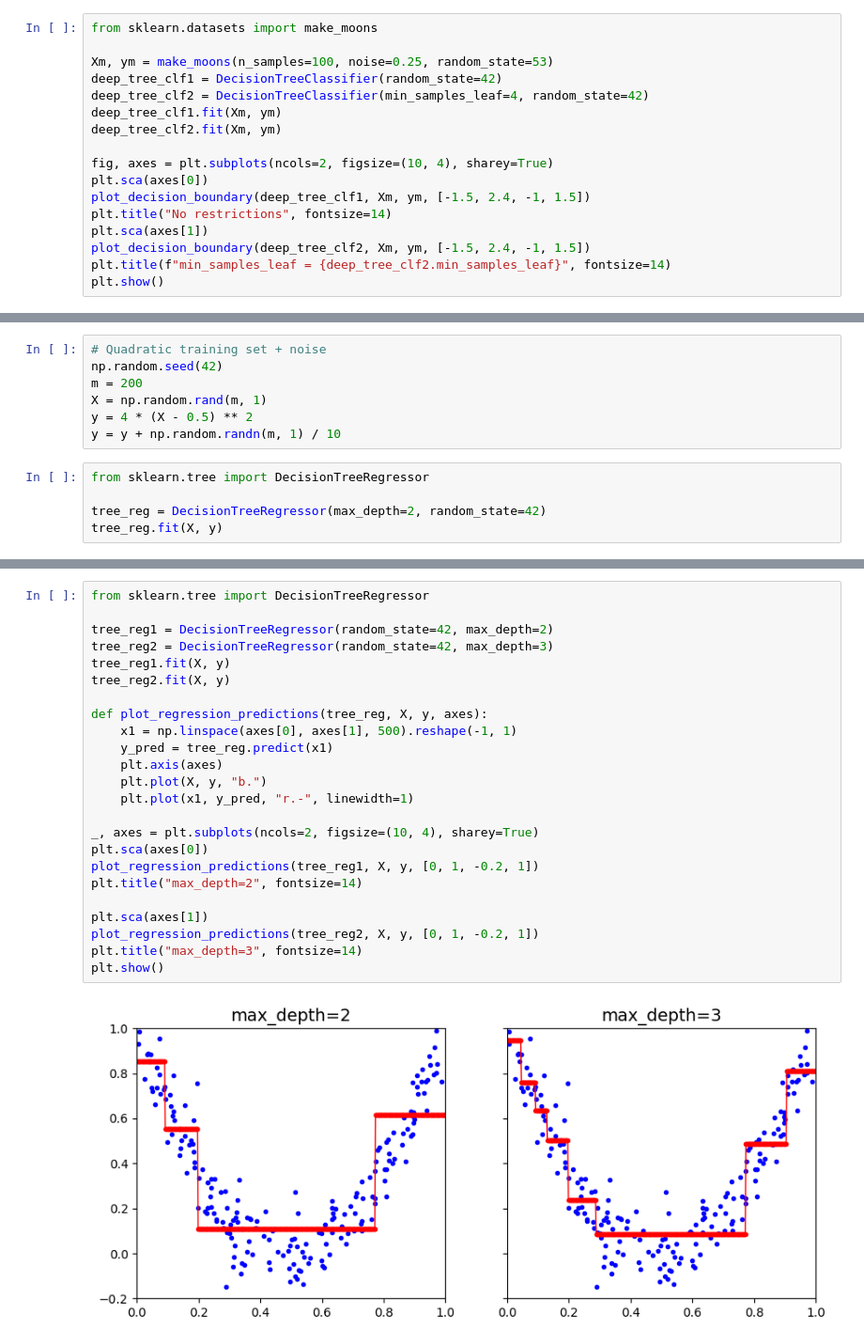
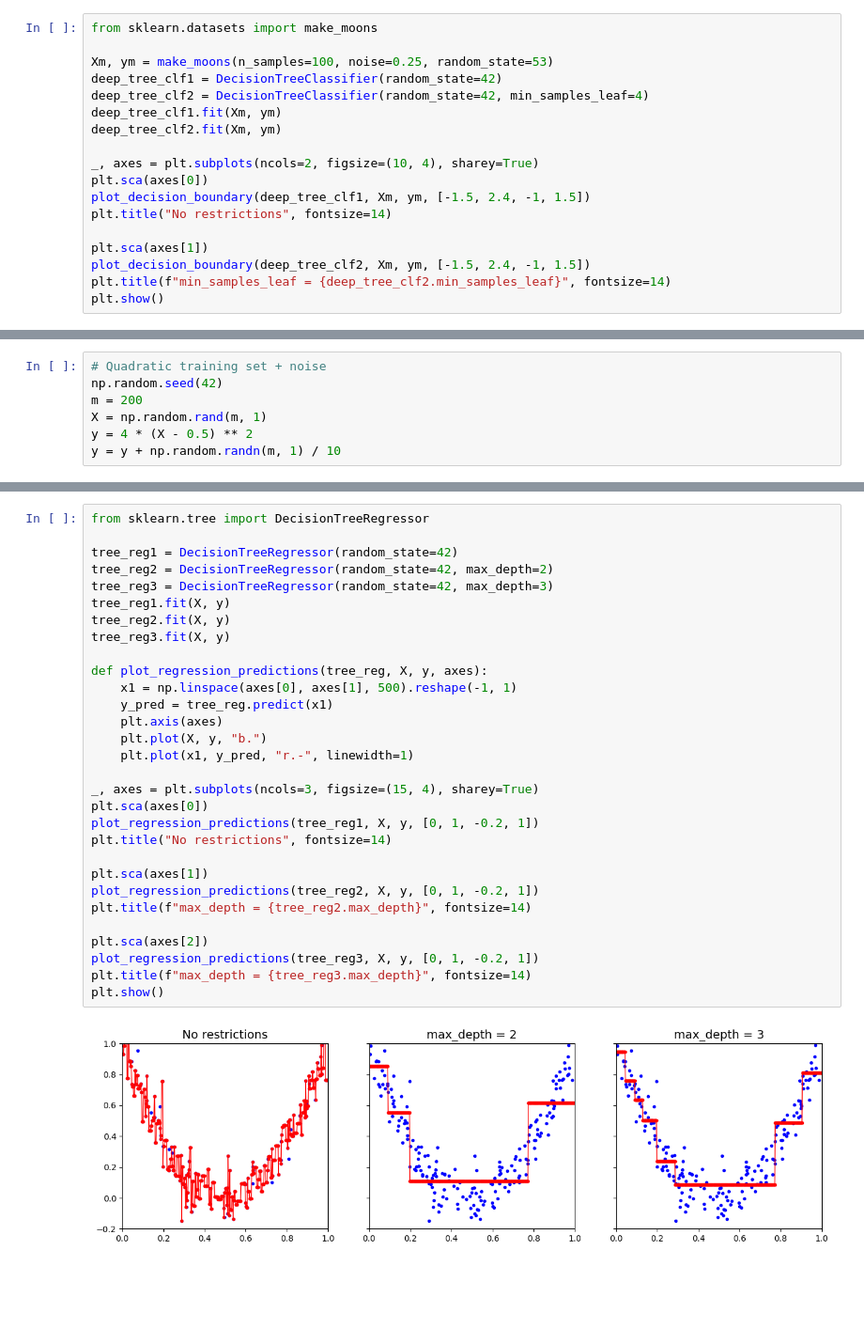
Before and after one commit to Artem259/univ4.2_ISM, a Jupyter notebook: lab7/task.ipynb, the cells around one changed output, grey strips where cells are left out. Shown at 94% size. Drawn from its saved outputs; the diff is of its cells as text; blank space fills up the shorter version.

```diff
--- a/lab7/task.ipynb
+++ b/lab7/task.ipynb
@@ -71,14 +71,15 @@ from sklearn.datasets import make_moons
 
 Xm, ym = make_moons(n_samples=100, noise=0.25, random_state=53)
 deep_tree_clf1 = DecisionTreeClassifier(random_state=42)
-deep_tree_clf2 = DecisionTreeClassifier(min_samples_leaf=4, random_state=42)
+deep_tree_clf2 = DecisionTreeClassifier(random_state=42, min_samples_leaf=4)
 deep_tree_clf1.fit(Xm, ym)
 deep_tree_clf2.fit(Xm, ym)
 
-fig, axes = plt.subplots(ncols=2, figsize=(10, 4), sharey=True)
+_, axes = plt.subplots(ncols=2, figsize=(10, 4), sharey=True)
 plt.sca(axes[0])
 plot_decision_boundary(deep_tree_clf1, Xm, ym, [-1.5, 2.4, -1, 1.5])
 plt.title("No restrictions", fontsize=14)
+
 plt.sca(axes[1])
 plot_decision_boundary(deep_tree_clf2, Xm, ym, [-1.5, 2.4, -1, 1.5])
 plt.title(f"min_samples_leaf = {deep_tree_clf2.min_samples_leaf}", fontsize=14)
@@ -94,8 +95,3 @@ m = 200
 X = np.random.rand(m, 1)
 y = 4 * (X - 0.5) ** 2
 y = y + np.random.randn(m, 1) / 10
-# %%
-from sklearn.tree import DecisionTreeRegressor
-
-tree_reg = DecisionTreeRegressor(max_depth=2, random_state=42)
-tree_reg.fit(X, y)
@@ -104,28 +98,34 @@ DecisionTreeRegressor(max_depth=2, random_state=42)
 # %%
 from sklearn.tree import DecisionTreeRegressor
 
-tree_reg1 = DecisionTreeRegressor(random_state=42, max_depth=2)
-tree_reg2 = DecisionTreeRegressor(random_state=42, max_depth=3)
+tree_reg1 = DecisionTreeRegressor(random_state=42)
+tree_reg2 = DecisionTreeRegressor(random_state=42, max_depth=2)
+tree_reg3 = DecisionTreeRegressor(random_state=42, max_depth=3)
 tree_reg1.fit(X, y)
 tree_reg2.fit(X, y)
+tree_reg3.fit(X, y)
 
 def plot_regression_predictions(tree_reg, X, y, axes):
     x1 = np.linspace(axes[0], axes[1], 500).reshape(-1, 1)
     y_pred = tree_reg.predict(x1)
     plt.axis(axes)
     plt.plot(X, y, "b.")
     plt.plot(x1, y_pred, "r.-", linewidth=1)
 
-_, axes = plt.subplots(ncols=2, figsize=(10, 4), sharey=True)
+_, axes = plt.subplots(ncols=3, figsize=(15, 4), sharey=True)
 plt.sca(axes[0])
 plot_regression_predictions(tree_reg1, X, y, [0, 1, -0.2, 1])
-plt.title("max_depth=2", fontsize=14)
+plt.title("No restrictions", fontsize=14)
 
 plt.sca(axes[1])
 plot_regression_predictions(tree_reg2, X, y, [0, 1, -0.2, 1])
-plt.title("max_depth=3", fontsize=14)
+plt.title(f"max_depth = {tree_reg2.max_depth}", fontsize=14)
+
+plt.sca(axes[2])
+plot_regression_predictions(tree_reg3, X, y, [0, 1, -0.2, 1])
+plt.title(f"max_depth = {tree_reg3.max_depth}", fontsize=14)
 plt.show()
 # %% [output]
-[figure, old version]
+[figure, new version]
 # %%
 export_graphviz(
```
Also changed, not shown: parts of 2 cells of this notebook.
